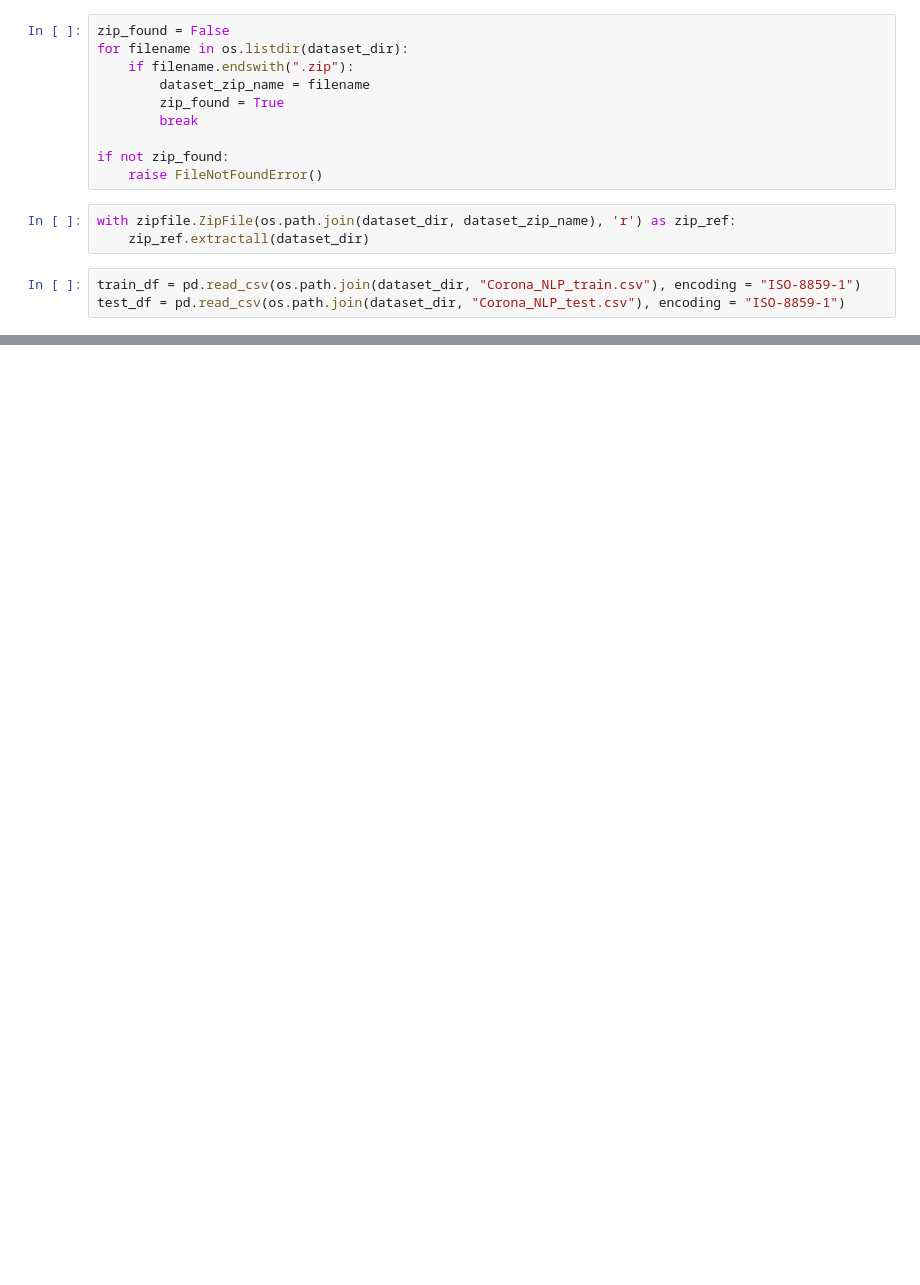
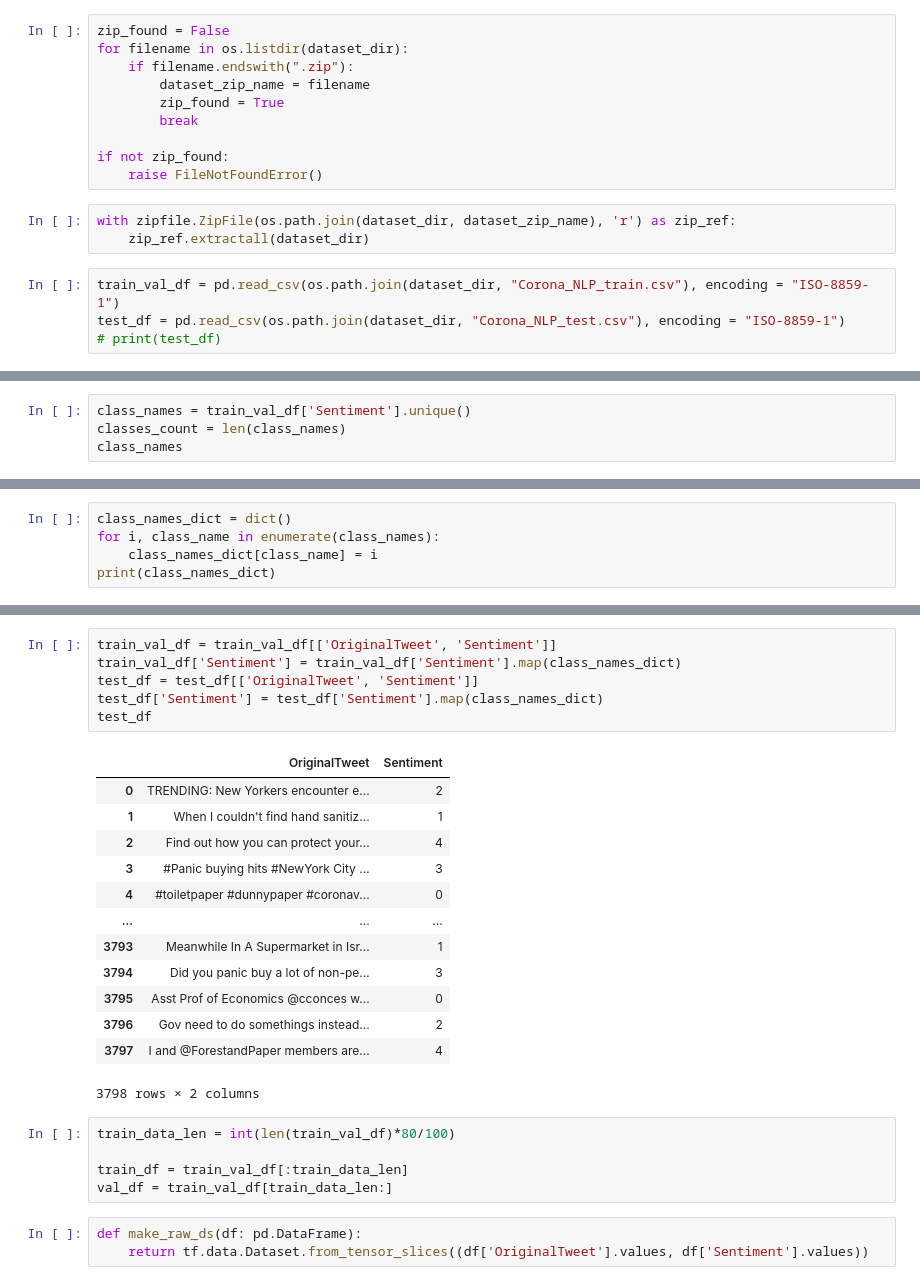
Before and after one commit to vinaysheelsagar/ML_Learning, a Jupyter notebook: Coronavirus Tweets Classification.ipynb, the cells around one changed output, grey strips where cells are left out. Drawn from its saved outputs; the diff is of its cells as text; blank space fills up the shorter version.

```diff
--- a/Coronavirus Tweets Classification.ipynb
+++ b/Coronavirus Tweets Classification.ipynb
@@ -27,5 +29,6 @@ if not zip_found:
 with zipfile.ZipFile(os.path.join(dataset_dir, dataset_zip_name), 'r') as zip_ref:
     zip_ref.extractall(dataset_dir)
 # %%
-train_df = pd.read_csv(os.path.join(dataset_dir, "Corona_NLP_train.csv"), encoding = "ISO-8859-1")
+train_val_df = pd.read_csv(os.path.join(dataset_dir, "Corona_NLP_train.csv"), encoding = "ISO-8859-1")
 test_df = pd.read_csv(os.path.join(dataset_dir, "Corona_NLP_test.csv"), encoding = "ISO-8859-1")
+# print(test_df)
@@ -51,0 +35,4 @@ print(test_df)
+# %%
+class_names = train_val_df['Sentiment'].unique()
+classes_count = len(class_names)
+class_names
@@ -51,0 +42,5 @@ print(test_df)
+# %%
+class_names_dict = dict()
+for i, class_name in enumerate(class_names):
+    class_names_dict[class_name] = i
+print(class_names_dict)
@@ -51,0 +64,28 @@ print(test_df)
+# %%
+train_val_df = train_val_df[['OriginalTweet', 'Sentiment']]
+train_val_df['Sentiment'] = train_val_df['Sentiment'].map(class_names_dict)
+test_df = test_df[['OriginalTweet', 'Sentiment']]
+test_df['Sentiment'] = test_df['Sentiment'].map(class_names_dict)
+test_df
+# %% [output]
+|  | OriginalTweet | Sentiment |
+| 0 | TRENDING: New Yorkers encounter e... | 2 |
+| 1 | When I couldn't find hand sanitiz... | 1 |
+| 2 | Find out how you can protect your... | 4 |
+| 3 | #Panic buying hits #NewYork City ... | 3 |
+| 4 | #toiletpaper #dunnypaper #coronav... | 0 |
+| ... | ... | ... |
+| 3793 | Meanwhile In A Supermarket in Isr... | 1 |
+| 3794 | Did you panic buy a lot of non-pe... | 3 |
+| 3795 | Asst Prof of Economics @cconces w... | 0 |
+| 3796 | Gov need to do somethings instead... | 2 |
+| 3797 | I and @ForestandPaper members are... | 4 |
+3798 rows × 2 columns
+# %%
+train_data_len = int(len(train_val_df)*80/100)
+
+train_df = train_val_df[:train_data_len]
+val_df = train_val_df[train_data_len:]
+# %%
+def make_raw_ds(df: pd.DataFrame):
+    return tf.data.Dataset.from_tensor_slices((df['OriginalTweet'].values, df['Sentiment'].values))
```
Also changed, not shown: parts of 28 cells of this notebook.
